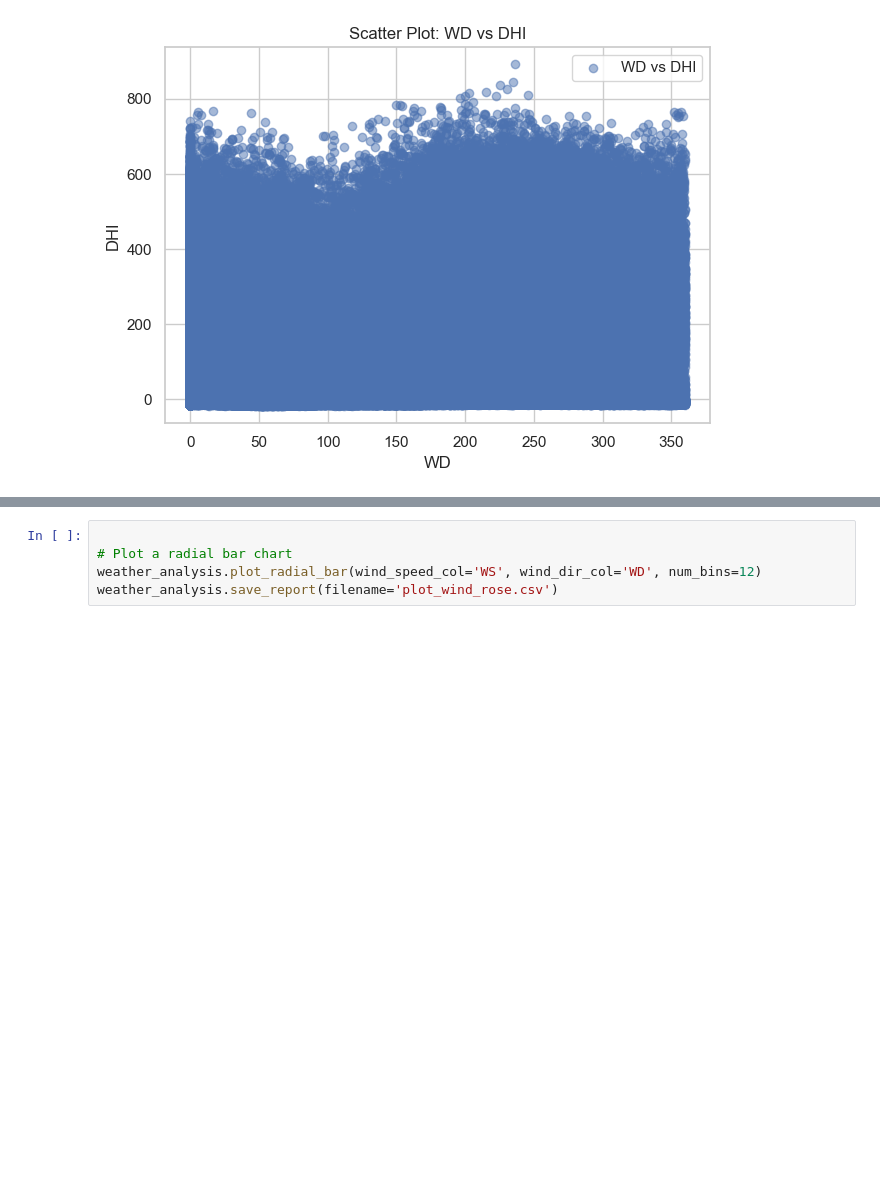
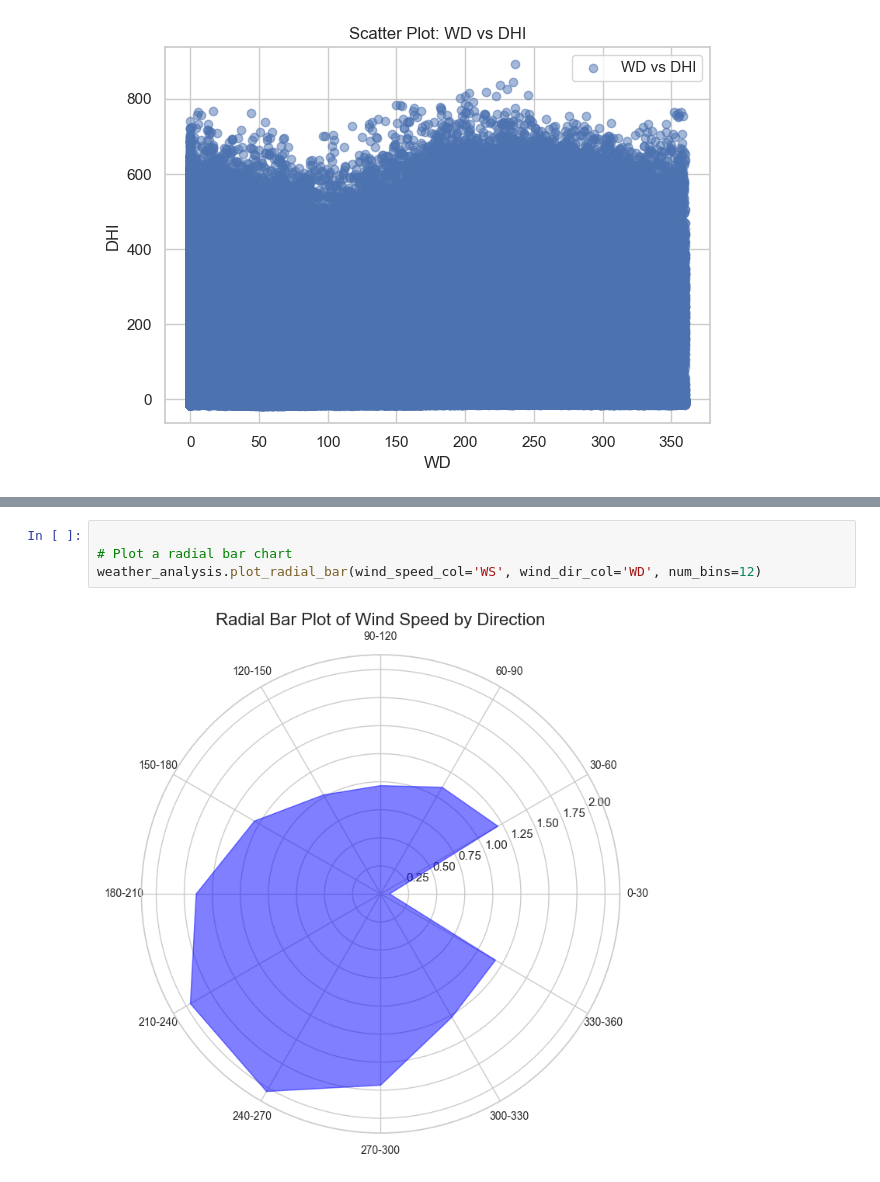
Before and after one commit to YonasEngineer/moon-light-optimizer-updated, a Jupyter notebook: notebooks/eda.ipynb, the cells around one changed output, grey strips where cells are left out. Cells and saved outputs as stored; diff of their text form; blank space fills up the shorter version.

```diff
--- a/notebooks/eda.ipynb
+++ b/notebooks/eda.ipynb
@@ -164,7 +179,8 @@ AttributeError: 'WeatherAnalysis' object has no attribute 'save_report'
 # %%
 
 # Plot a radial bar chart
 weather_analysis.plot_radial_bar(wind_speed_col='WS', wind_dir_col='WD', num_bins=12)
-weather_analysis.save_report(filename='plot_wind_rose.csv')
+# %% [output]
+[figure, added]
 # %%
 print(weather_analysis.data.columns)
```
Also changed, not shown: parts of 13 cells of this notebook, 1 other file.
